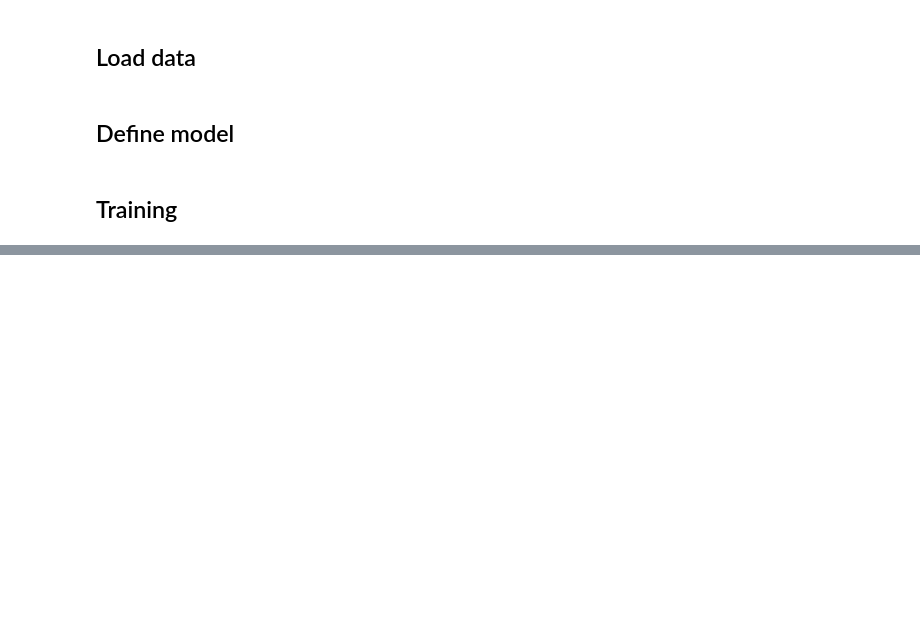
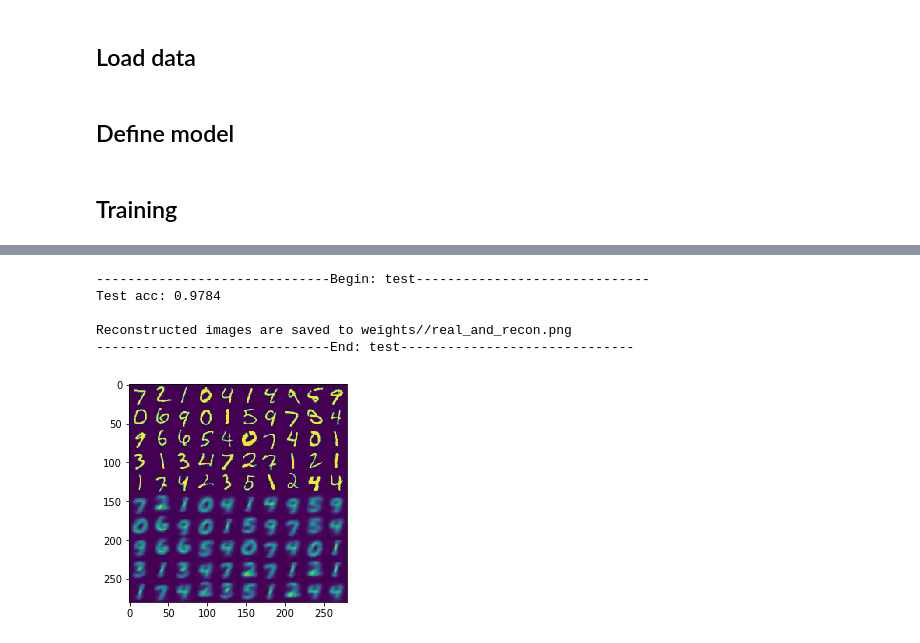
Before and after one commit to ghetthub/CapsNet-Keras, a Jupyter notebook: run.ipynb, the cells around one changed output, grey strips where cells are left out. Cells and saved outputs as stored; diff of their text form; code cells hidden in the pictures; blank space fills up the shorter version.

```diff
--- a/run.ipynb
+++ b/run.ipynb
@@ -22,7 +22,7 @@ class args:
     lam_recon = 0.392
 
     # training
-    epochs = 50
+    epochs = 3
     shift_fraction = 0.1
     digit = 5
 # %% [markdown]
@@ -44,0 +63,9 @@ KeyboardInterrupt:
+# %%
+capsulenet.test(eval_model, data=(x_test, y_test), args=args)
+# %% [output]
+------------------------------Begin: test------------------------------
+Test acc: 0.9784
+
+Reconstructed images are saved to weights//real_and_recon.png
+------------------------------End: test------------------------------
+[figure, added]
```
Also changed, not shown: parts of 1 cell of this notebook, 3 other files.
